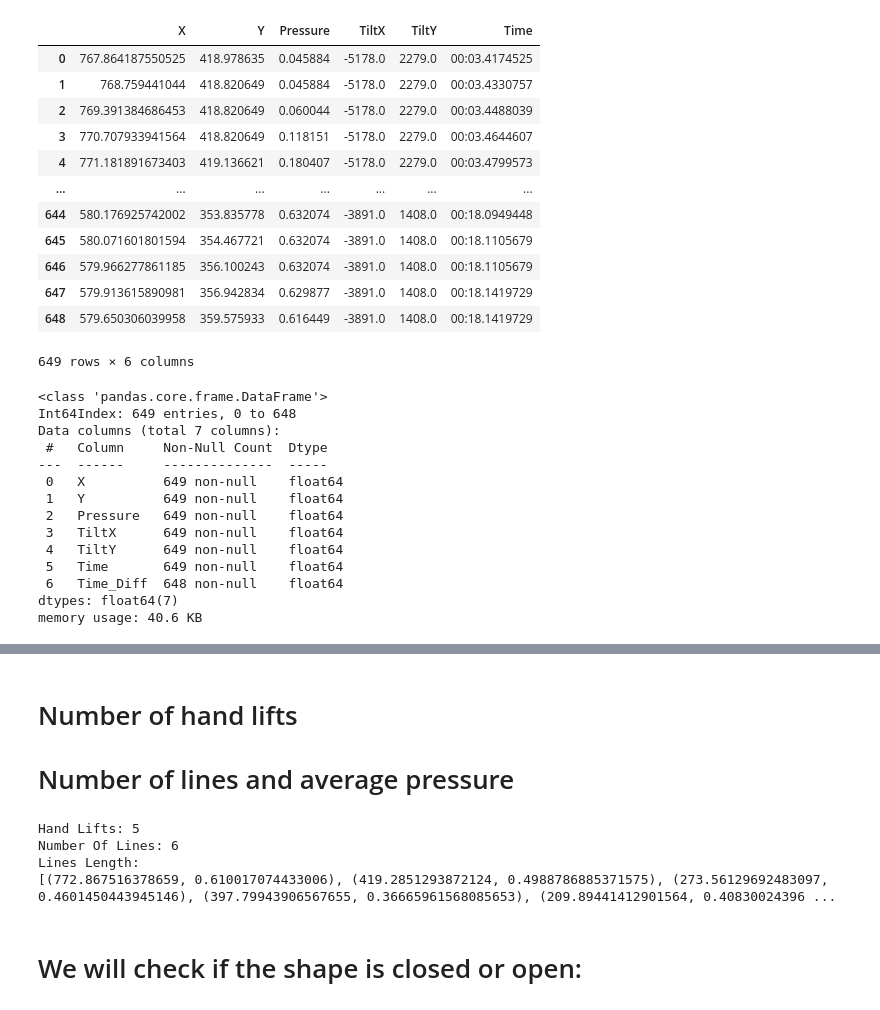
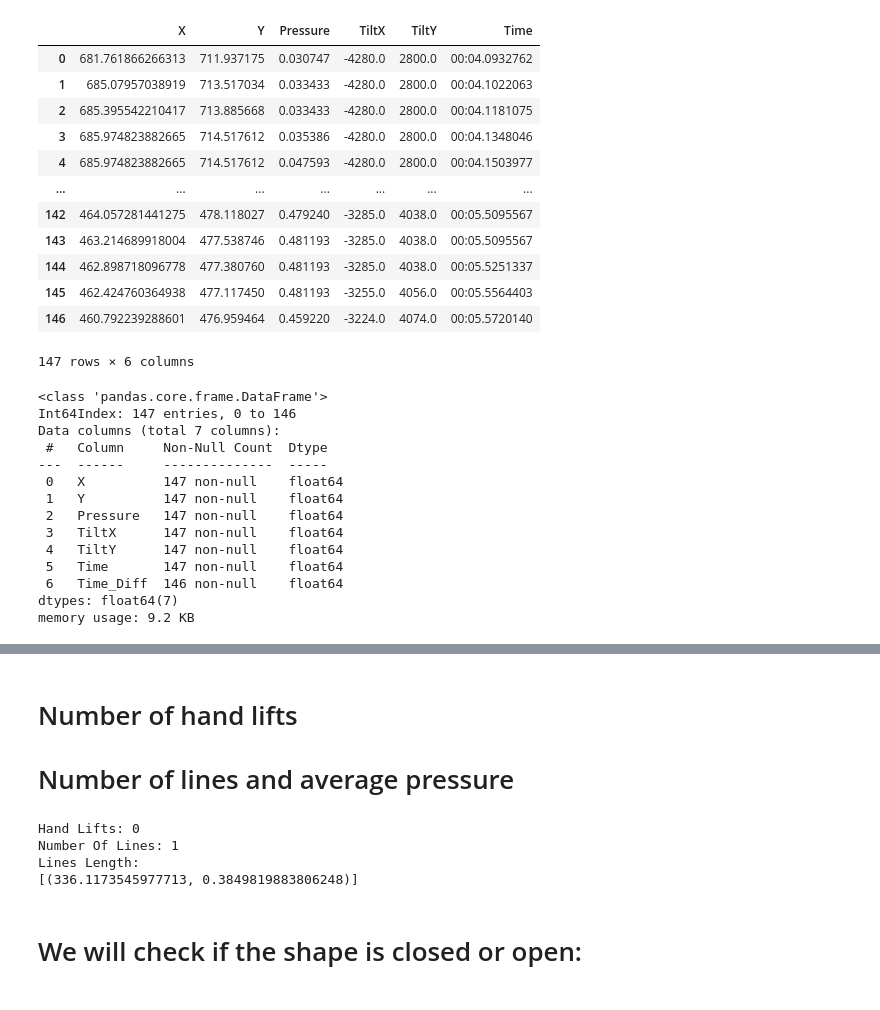
Before and after one commit to yarinl139/ProjectSemesterB, a Jupyter notebook: WorkPandasPicture.ipynb, the cells around one changed output, grey strips where cells are left out. Cells and saved outputs as stored; diff of their text form; code cells hidden in the pictures.

```diff
--- a/WorkPandasPicture.ipynb
+++ b/WorkPandasPicture.ipynb
@@ -10,23 +12,23 @@ from matplotlib.pyplot import figure
 import math
 %matplotlib notebook
 # %%
-df=pd.read_csv('train/7554/SimpleTest/15.csv')
+df=pd.read_csv('train/7556/SimpleTest/7.csv')
 df.drop([len(df)-2,len(df)-1] , inplace=True)
 df
 # %% [output]
 |  | X | Y | Pressure | TiltX | TiltY | Time |
-| 0 | 767.864187550525 | 418.978635 | 0.045884 | -5178.0 | 2279.0 | 00:03.4174525 |
-| 1 | 768.759441044 | 418.820649 | 0.045884 | -5178.0 | 2279.0 | 00:03.4330757 |
-| 2 | 769.391384686453 | 418.820649 | 0.060044 | -5178.0 | 2279.0 | 00:03.4488039 |
-| 3 | 770.707933941564 | 418.820649 | 0.118151 | -5178.0 | 2279.0 | 00:03.4644607 |
-| 4 | 771.181891673403 | 419.136621 | 0.180407 | -5178.0 | 2279.0 | 00:03.4799573 |
+| 0 | 681.761866266313 | 711.937175 | 0.030747 | -4280.0 | 2800.0 | 00:04.0932762 |
+| 1 | 685.07957038919 | 713.517034 | 0.033433 | -4280.0 | 2800.0 | 00:04.1022063 |
+| 2 | 685.395542210417 | 713.885668 | 0.033433 | -4280.0 | 2800.0 | 00:04.1181075 |
+| 3 | 685.974823882665 | 714.517612 | 0.035386 | -4280.0 | 2800.0 | 00:04.1348046 |
+| 4 | 685.974823882665 | 714.517612 | 0.047593 | -4280.0 | 2800.0 | 00:04.1503977 |
 | ... | ... | ... | ... | ... | ... | ... |
-| 644 | 580.176925742002 | 353.835778 | 0.632074 | -3891.0 | 1408.0 | 00:18.0949448 |
-| 645 | 580.071601801594 | 354.467721 | 0.632074 | -3891.0 | 1408.0 | 00:18.1105679 |
-| 646 | 579.966277861185 | 356.100243 | 0.632074 | -3891.0 | 1408.0 | 00:18.1105679 |
-| 647 | 579.913615890981 | 356.942834 | 0.629877 | -3891.0 | 1408.0 | 00:18.1419729 |
-| 648 | 579.650306039958 | 359.575933 | 0.616449 | -3891.0 | 1408.0 | 00:18.1419729 |
+| 142 | 464.057281441275 | 478.118027 | 0.479240 | -3285.0 | 4038.0 | 00:05.5095567 |
+| 143 | 463.214689918004 | 477.538746 | 0.481193 | -3285.0 | 4038.0 | 00:05.5095567 |
+| 144 | 462.898718096778 | 477.380760 | 0.481193 | -3285.0 | 4038.0 | 00:05.5251337 |
+| 145 | 462.424760364938 | 477.117450 | 0.481193 | -3255.0 | 4056.0 | 00:05.5564403 |
+| 146 | 460.792239288601 | 476.959464 | 0.459220 | -3224.0 | 4074.0 | 00:05.5720140 |
-649 rows × 6 columns
+147 rows × 6 columns
 # %%
 df.rename(columns = {'X':'X', ' Y':'Y' ,' Pressure':'Pressure' , ' TiltX':'TiltX' , ' TiltY':'TiltY' , ' Time': 'Time'}, inplace = True)
 # %%
@@ -37,19 +39,19 @@ df['Time_Diff'] = df['Time'].diff()
 df.info()
 # %% [output]
 <class 'pandas.core.frame.DataFrame'>
-Int64Index: 649 entries, 0 to 648
+Int64Index: 147 entries, 0 to 146
 Data columns (total 7 columns):
  #   Column     Non-Null Count  Dtype
 ---  ------     --------------  -----
- 0   X          649 non-null    float64
- 1   Y          649 non-null    float64
- 2   Pressure   649 non-null    float64
- 3   TiltX      649 non-null    float64
- 4   TiltY      649 non-null    float64
- 5   Time       649 non-null    float64
- 6   Time_Diff  648 non-null    float64
+ 0   X          147 non-null    float64
+ 1   Y          147 non-null    float64
+ 2   Pressure   147 non-null    float64
+ 3   TiltX      147 non-null    float64
+ 4   TiltY      147 non-null    float64
+ 5   Time       147 non-null    float64
+ 6   Time_Diff  146 non-null    float64
 dtypes: float64(7)
-memory usage: 40.6 KB
+memory usage: 9.2 KB
 # %%
 df['X_Diff'] = df['X'].diff()
 df['Y_Diff'] = df['Y'].diff()
@@ -111,10 +113,10 @@ print('Hand Lifts: ' + str(hand_lift) + "\nNumber Of Lines: " + str(num_of_lines
 print("Lines Length:")
 print(lines_d)
 # %% [output]
-Hand Lifts: 5
-Number Of Lines: 6
+Hand Lifts: 0
+Number Of Lines: 1
 Lines Length:
-[(772.867516378659, 0.610017074433006), (419.2851293872124, 0.4988786885371575), (273.56129692483097, 0.4601450443945146), (397.79943906567655, 0.36665961568085653), (209.89441412901564, 0.40830024396 ...
+[(336.1173545977713, 0.3849819883806248)]
 # %% [markdown]
 # We will check if the shape is closed or open:
 # %%
```
Also changed, not shown: parts of 4 cells of this notebook.
